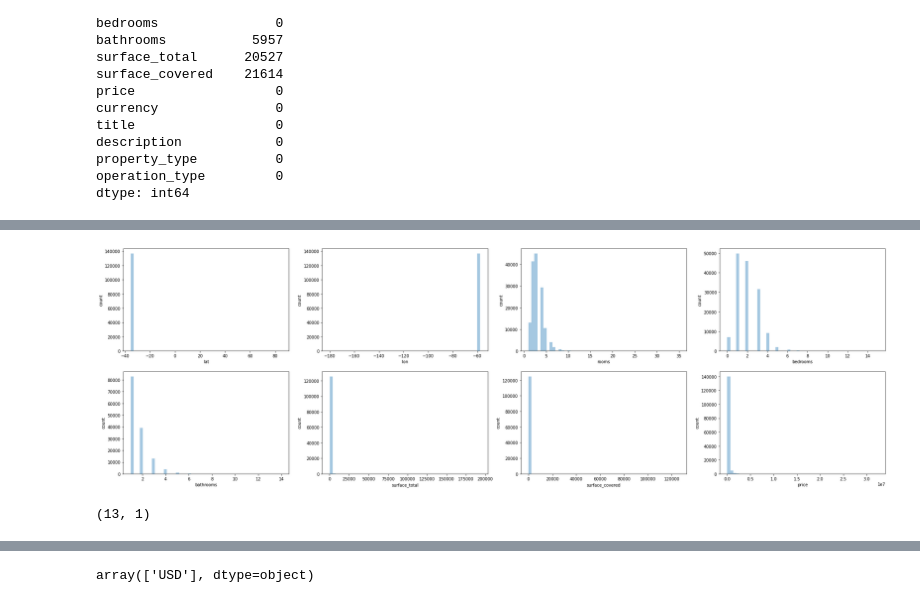
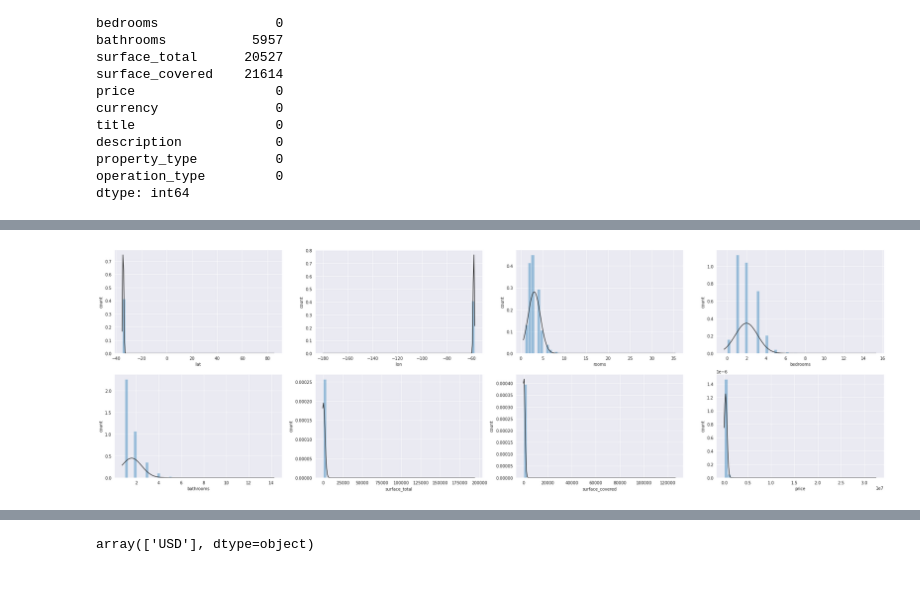
Before and after one commit to DLesmes/Dlesmes.github.io, a Jupyter notebook: PruebaTecnicaAntivirus_Rta.ipynb, the cells around one changed output, grey strips where cells are left out. Cells and saved outputs as stored; diff of their text form; code cells hidden in the pictures.

```diff
--- a/PruebaTecnicaAntivirus_Rta.ipynb
+++ b/PruebaTecnicaAntivirus_Rta.ipynb
@@ -53,3 +46,20 @@ import matplotlib.pyplot as plt
+# %%
+import io
+import pandas as pd
+import seaborn as sns
+sns.set_style('darkgrid')
+import pandas.util.testing as tm
+import numpy as np
+import matplotlib.pyplot as plt
+from scipy import stats
+import statsmodels.api as sm
+import statsmodels.formula.api as smf
+def RMSE(prediction,true_values):  # Root Mean Squared Error
+    return np.sqrt(np.mean(np.square(prediction-true_values)))
+def MAE(prediction,true_values): #Mean Absolute Error
+    return np.mean(np.abs(prediction-true_values))
+def MAPE(prediction,true_value): #Mean Absolute Error Percenage
+    return np.mean(np.abs((prediction-true_value)/true_value)*100)
 # %%
 df = pd.read_csv(io.BytesIO(data_to_load['DS_Proyecto_01_Datos_Properati.csv']))
 df.head()
@@ -79,8 +89,8 @@ df.columns
 # %%
 features = pd.DataFrame(df.dtypes)
 features.columns = ['type']
-features_f = features[features['type'] == 'float64']
-features_o = features[features['type'] == 'object']
-features
+features_f = features[features['type'] == 'float64'].index
+features_o = features[features['type'] == 'object'].index
+features.sort_values('type')
 # %% [output]
 |  | type |
@@ -146,13 +168,13 @@ df.describe(include='float64')
 # %%
-var_hist = features_f.index
+var_hist = features_f
 plt.figure(figsize=(33,10))
 for i,var in enumerate(var_hist):
     plt.subplot(2,len(features_f)/2,i+1)
-    sns.distplot(df[var],kde=False)
+    sns.distplot(df[var],fit=stats.norm, kde=False)
     plt.xlabel(var)
     plt.ylabel("count")
 # %% [output]
-[figure, old version]
+[figure, new version]
 # %%
 clean = np.where(
     (df["lat"] < -21) & # norte
@@ -177,8 +199,0 @@ df_cleaned['created_on_P'] = pd.to_datetime(df_cleaned["created_on"]).dt.to_peri
-# %%
-features = pd.DataFrame(df_cleaned.dtypes)
-features.columns = ['type']
-features_f = features[features['type'] == 'float64']
-features_o = features[features['type'] == 'object']
-features_f.shape
-# %% [output]
-(13, 1)
```
Also changed, not shown: parts of 39 cells of this notebook.
